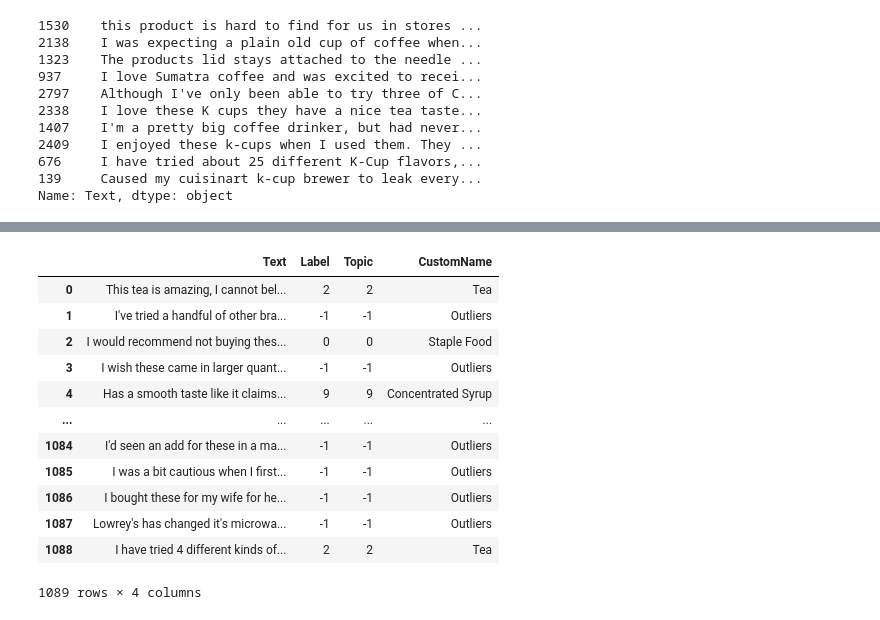
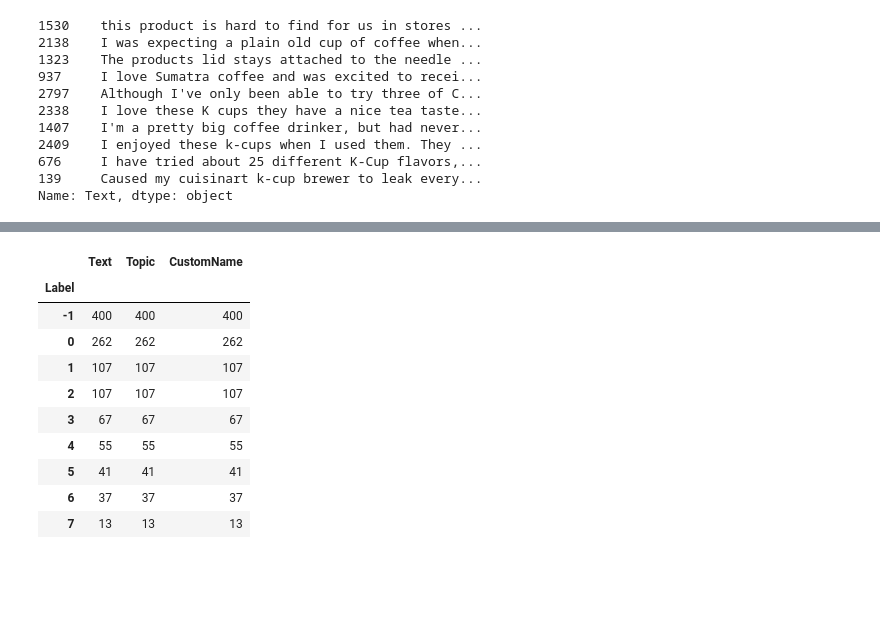
Before and after one commit to JiaJun98/DSA4263_DSApes, a Jupyter notebook: topic_modelling/bert/bertopic.ipynb, the cells around one changed output, grey strips where cells are left out. Cells and saved outputs as stored; diff of their text form; code cells hidden in the pictures; blank space fills up the shorter version.

```diff
--- a/topic_modelling/bert/bertopic.ipynb
+++ b/topic_modelling/bert/bertopic.ipynb
@@ -233,18 +156,16 @@ labeled_test = labeled_test.merge(lab, how='left', left_on='Label', right_on='To
-# %%
-labeled_test
-# %% [output]
-|  | Text | Label | Topic | CustomName |
-| 0 | This tea is amazing, I cannot bel... | 2 | 2 | Tea |
-| 1 | I've tried a handful of other bra... | -1 | -1 | Outliers |
-| 2 | I would recommend not buying thes... | 0 | 0 | Staple Food |
-| 3 | I wish these came in larger quant... | -1 | -1 | Outliers |
-| 4 | Has a smooth taste like it claims... | 9 | 9 | Concentrated Syrup |
-| ... | ... | ... | ... | ... |
-| 1084 | I'd seen an add for these in a ma... | -1 | -1 | Outliers |
-| 1085 | I was a bit cautious when I first... | -1 | -1 | Outliers |
-| 1086 | I bought these for my wife for he... | -1 | -1 | Outliers |
-| 1087 | Lowrey's has changed it's microwa... | -1 | -1 | Outliers |
-| 1088 | I have tried 4 different kinds of... | 2 | 2 | Tea |
-1089 rows × 4 columns
+# %%
+labeled_test.groupby('Label').count()
+# %% [output]
+|  | Text | Topic | CustomName |
+| Label |  |  |  |
+| -1 | 400 | 400 | 400 |
+| 0 | 262 | 262 | 262 |
+| 1 | 107 | 107 | 107 |
+| 2 | 107 | 107 | 107 |
+| 3 | 67 | 67 | 67 |
+| 4 | 55 | 55 | 55 |
+| 5 | 41 | 41 | 41 |
+| 6 | 37 | 37 | 37 |
+| 7 | 13 | 13 | 13 |
 # %%
 out=labeled_test.loc[labeled_test['Label']==-1].sample(n=10, random_state= 4263)
```
Also changed, not shown: parts of 20 cells of this notebook, 8 other files.
